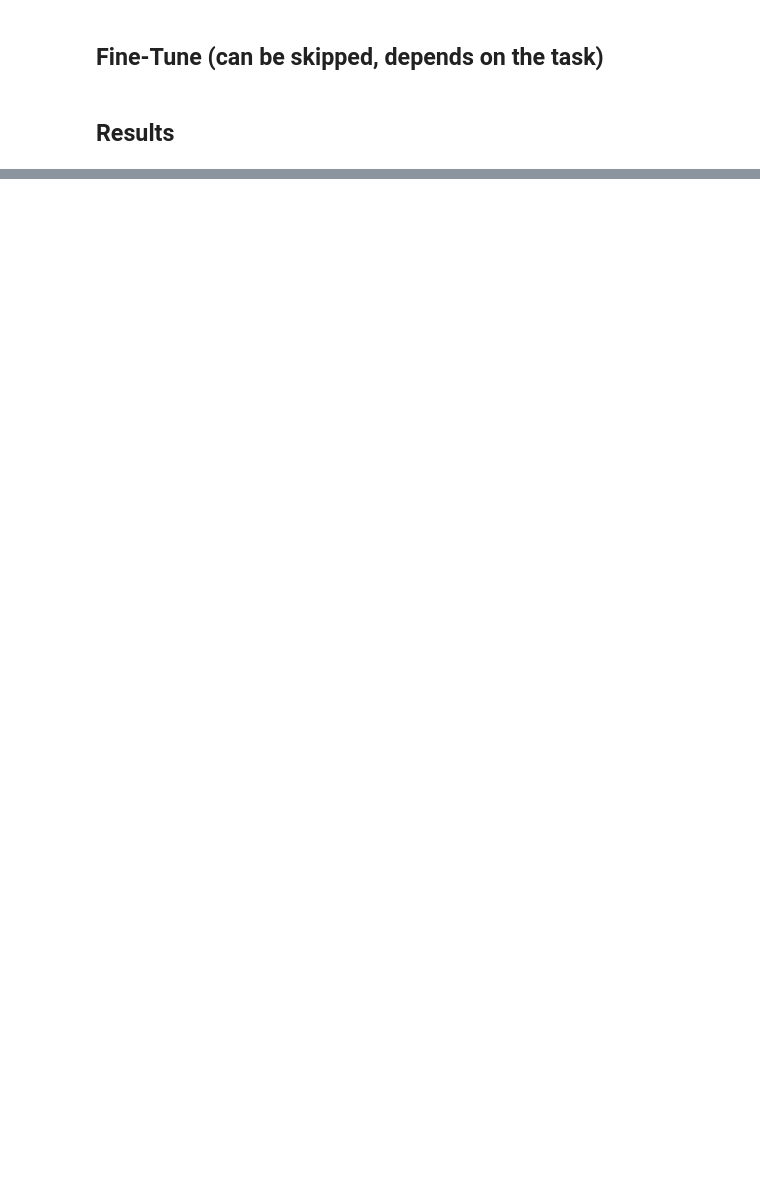
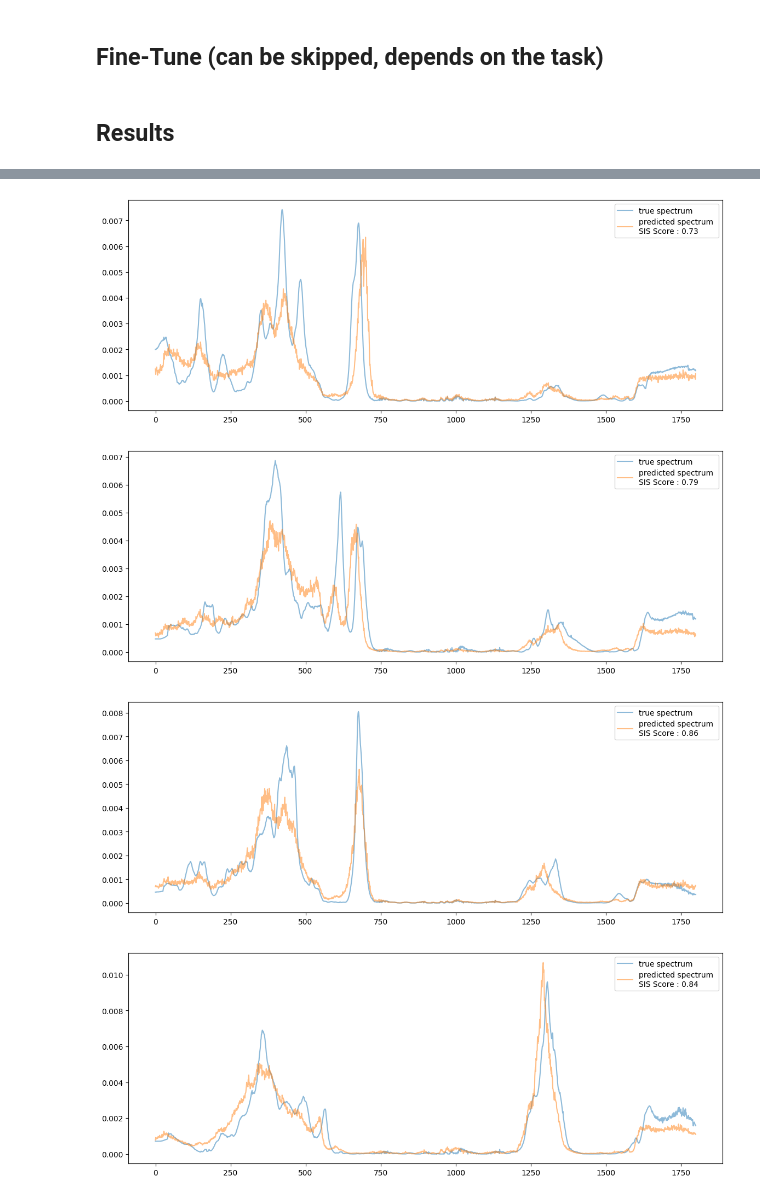
Before and after one commit to JeremCab/smiles2spec, a Jupyter notebook: notebooks/models/LLM_Base_Model.ipynb, the cells around one changed output, grey strips where cells are left out. Saved outputs shown, nothing was run; the diff lists cells and outputs as text; code cells hidden in the pictures; blank space fills up the shorter version.

```diff
--- a/notebooks/models/LLM_Base_Model.ipynb
+++ b/notebooks/models/LLM_Base_Model.ipynb
@@ -592,18 +655,22 @@ for i in np.random.choice(8551, 5):
 # %%
 for i in np.random.choice(6000, 5):
 
     plt.figure(figsize=(14, 5))
 
     spectrum_truth = test_truths_exp[i, :]
     spectrum_pred = test_preds_exp[i, :]
+    spectrum_pred_smooth = gaussian_filter1d(spectrum_pred, 3) # plot smoothed predictions if preferred
 
     sis_score = SISScore(spectrum_pred, spectrum_truth)
 
     plt.plot(range(len(spectrum_truth)), spectrum_truth, label="true spectrum", alpha=0.5)
 
-    spectrum_pred_smooth = gaussian_filter1d(spectrum_pred, 5)
-
     plt.plot(range(len(spectrum_pred)), spectrum_pred, label=f"predicted spectrum \nSIS Score : {sis_score:.2f}", alpha=0.5)
 
     plt.legend()
     plt.show()
+# %% [output]
+[figure, added]
+[figure, added]
+[figure, added]
+[figure, added]
```
Also changed, not shown: parts of 18 cells of this notebook, 1 other file.
